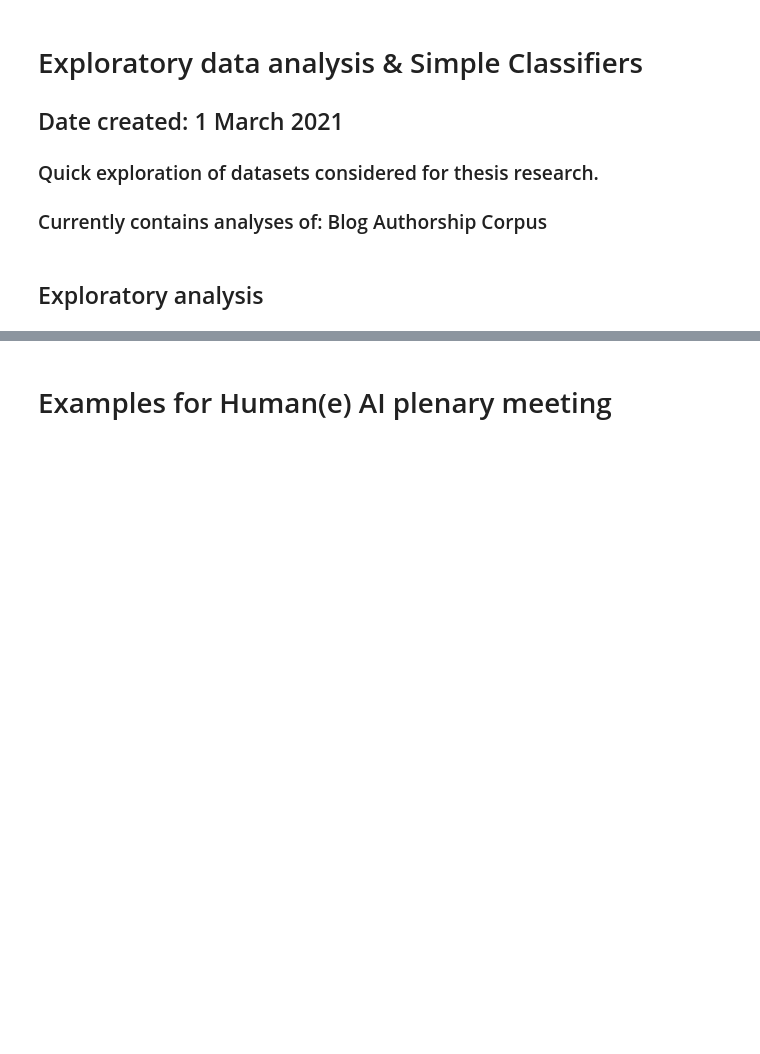
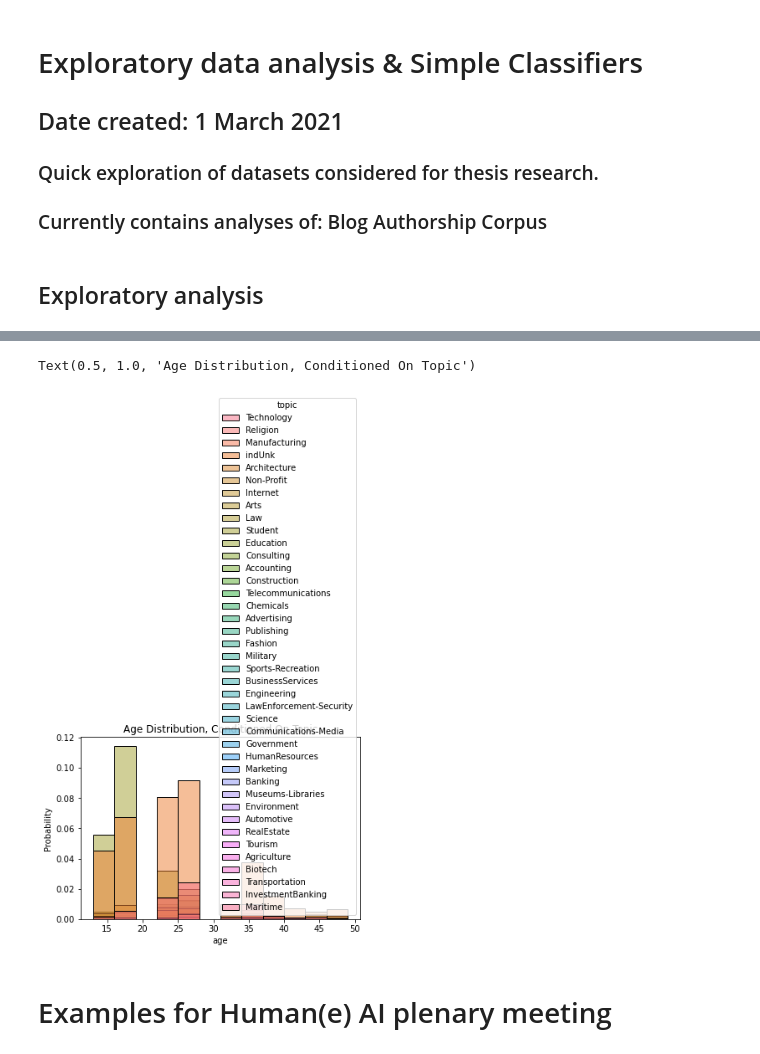
Before and after one commit to lennertjansen/msc-ai-thesis, a Jupyter notebook: data_preprocessing/exploratory_analysis.ipynb, the cells around one changed output, grey strips where cells are left out. Cells and saved outputs as stored; diff of their text form; code cells hidden in the pictures; blank space fills up the shorter version.

```diff
--- a/data_preprocessing/exploratory_analysis.ipynb
+++ b/data_preprocessing/exploratory_analysis.ipynb
@@ -70,6 +134,13 @@ data = pd.read_csv("../data/blogs_kaggle/blogtext.csv")
 # sns.histplot(data, x = 'topic', stat = 'probability')
 # plt.xticks(rotation=85)
 # plt.title("Distribution of Topics")
+# %%
+# Age distribution, conditioned on gender
+sns.histplot(data, x = "age", hue = "topic", binwidth = 3, stat = "probability")
+plt.title("Age Distribution, Conditioned On Topic")
+# %% [output]
+Text(0.5, 1.0, 'Age Distribution, Conditioned On Topic')
+[figure, added]
 # %% [markdown]
 # Examples for Human(e) AI plenary meeting
 # %%
```
Also changed, not shown: parts of 18 cells of this notebook.
